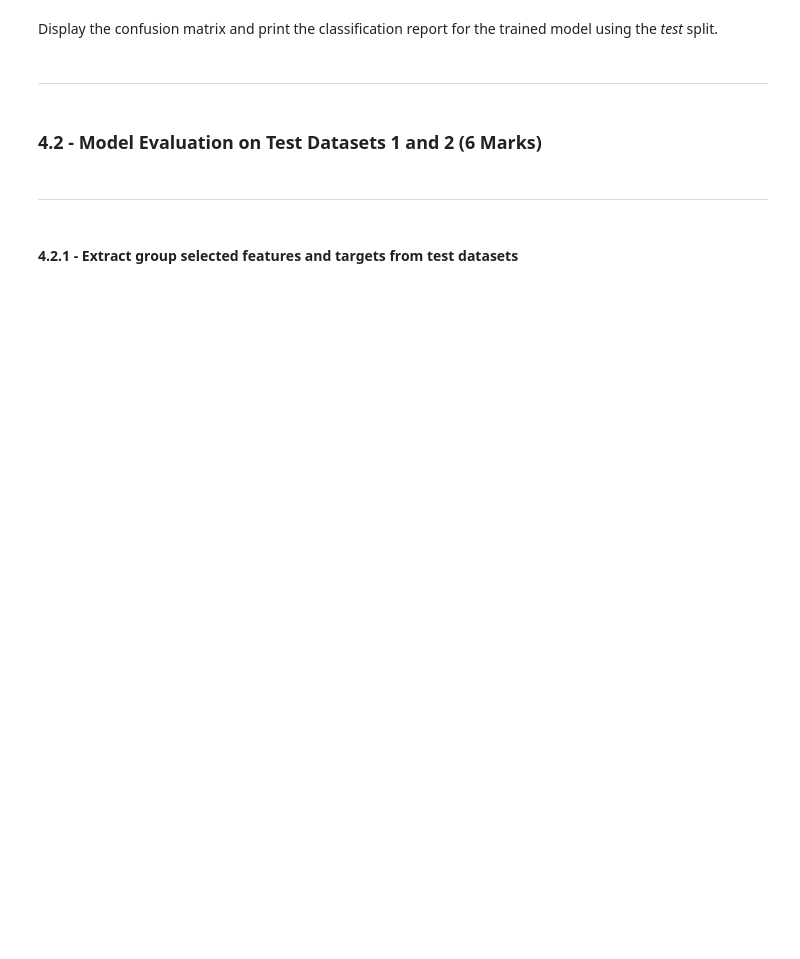
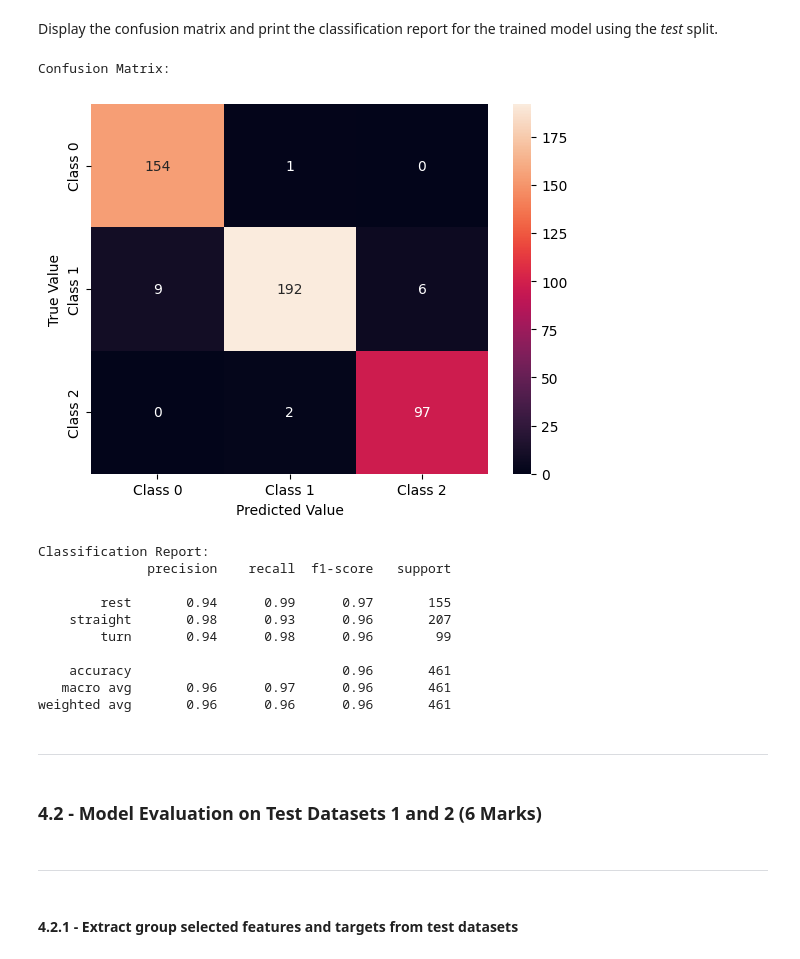
Before and after one commit to KatiaAbdulBaki/engg680_2024_fall, a Jupyter notebook: Lab_Assignment4/VehicleMotionStateClassification.ipynb, the cells around one changed output. Cells and saved outputs as stored; diff of their text form; code cells hidden in the pictures; blank space fills up the shorter version.

```diff
--- a/Lab_Assignment4/VehicleMotionStateClassification.ipynb
+++ b/Lab_Assignment4/VehicleMotionStateClassification.ipynb
@@ -853,21 +855,26 @@ ___
 Similar to the steps from **1.2.2** and perform model training and tuning for an `SVC` model. Perform the `train_test_split`, initiate a `Pipeline`, then define the *Parameters* for `GridSearchCV`. Finally, perfrom the grid search.
 # %%
 # TODO - Perform model training and tuning using `GridSearchCV`
-# X_train, X_test, y_train, y_test =
+X_train, X_test, y_train, y_test = train_test_split(X, y, test_size=0.3, random_state=42, stratify=y)
 # %% [markdown]
 In the `Pipeline` add an entry *'pca'* to apply `PCA`.
 # %%
 # Perform any missing imports
-
+from sklearn.decomposition import PCA
 # TODO - Initiate the pipeline
 # (1 marks)
-# pipe =
+pipe = Pipeline([('scaler', StandardScaler()),
+                 ('pca', PCA()),
+                 ('classifier', SVC())])
 # %% [markdown]
 Similar to previous sections, define the grid search configuration (*param_grid*). Add *n_components* hyper parameter tuning for PCA, and search over the values `n_components=[4,7,11,14,16]`.
 # %%
 # TODO - Define the parameter grid for your model
 # (3 marks)
-# param_grid =
+param_grid = {'scaler': [StandardScaler(), RobustScaler(), None],
+               'pca__n_components': [4, 7, 11, 14, 16],
+               'classifier__C': [0.01, 0.1, 1, 10, 100],
+               'classifier__gamma': [0.001, 0.01, 0.1, 1]}
 # %%
 # Perform the grid search to train model and tune hyper parameters
 grid = GridSearchCV(pipe, param_grid, cv=5, scoring='accuracy', return_train_score=True)
@@ -885,7 +901,8 @@ Print the results from the grid search. The following outputs must be printed.
 # %%
 # TODO: Print the results from the grid search
 
-#print("Best params:\n{}\n".format(???))
-#print("Best cross-validation train score: {:.2f}".format(???))
-#print("Best cross-validation validation score: {:.2f}".format(???))
-#print("Test-set score: {:.2f}".format(???)))
+print("Best params:\n{}\n".format(grid.best_params_))
+print("Best cross-validation train score: {:.2f}".format(grid.best_score_))
+print("Best cross-validation validation score: {:.2f}".format(grid.score(X_test, y_test)))
+y_pred = grid.predict(X_test)
+print("Test-set score: {:.2f}".format(accuracy_score(y_test, y_pred)))
@@ -896,3 +918,29 @@ Display the confusion matrix and print the classification report for the trained
+# %%
+# TODO - Display confusion matrix and print classification report
+from sklearn.metrics import confusion_matrix, classification_report
+import seaborn as sns
+import matplotlib.pyplot as plt
+conf_mat = confusion_matrix(y_test, y_pred)
+print("Confusion Matrix:")
+sns.heatmap(conf_mat, xticklabels=['Class 0', 'Class 1', 'Class 2'], yticklabels=['Class 0', 'Class 1', 'Class 2'], annot=True, fmt='d')
+plt.xlabel('Predicted Value')
+plt.ylabel('True Value')
+plt.show()
+print("\nClassification Report:")
+print(classification_report(y_test, y_pred))
+# %% [output]
+Confusion Matrix:
+[figure, added]
+Classification Report:
+              precision    recall  f1-score   support
+
+        rest       0.94      0.99      0.97       155
+    straight       0.98      0.93      0.96       207
+        turn       0.94      0.98      0.96        99
+
+    accuracy                           0.96       461
+   macro avg       0.96      0.97      0.96       461
+weighted avg       0.96      0.96      0.96       461
 # %% [markdown]
 ___
 # %% [markdown]
```
Also changed, not shown: parts of 24 cells of this notebook.
